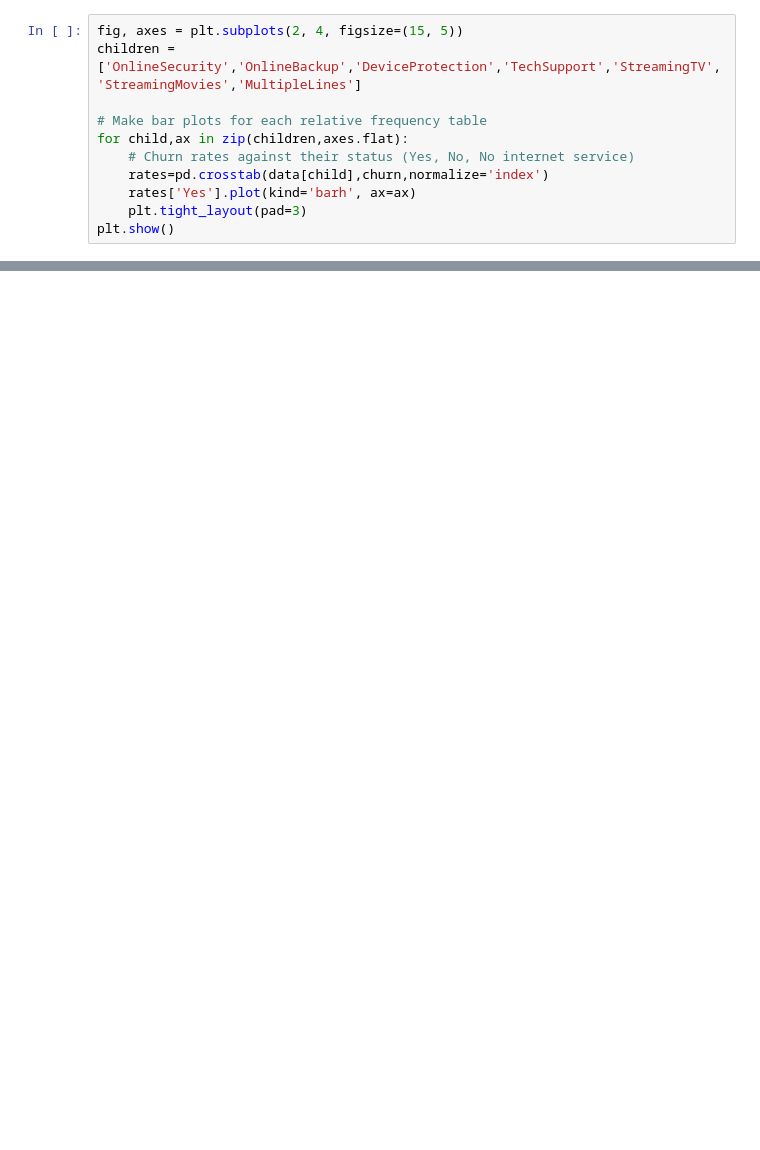
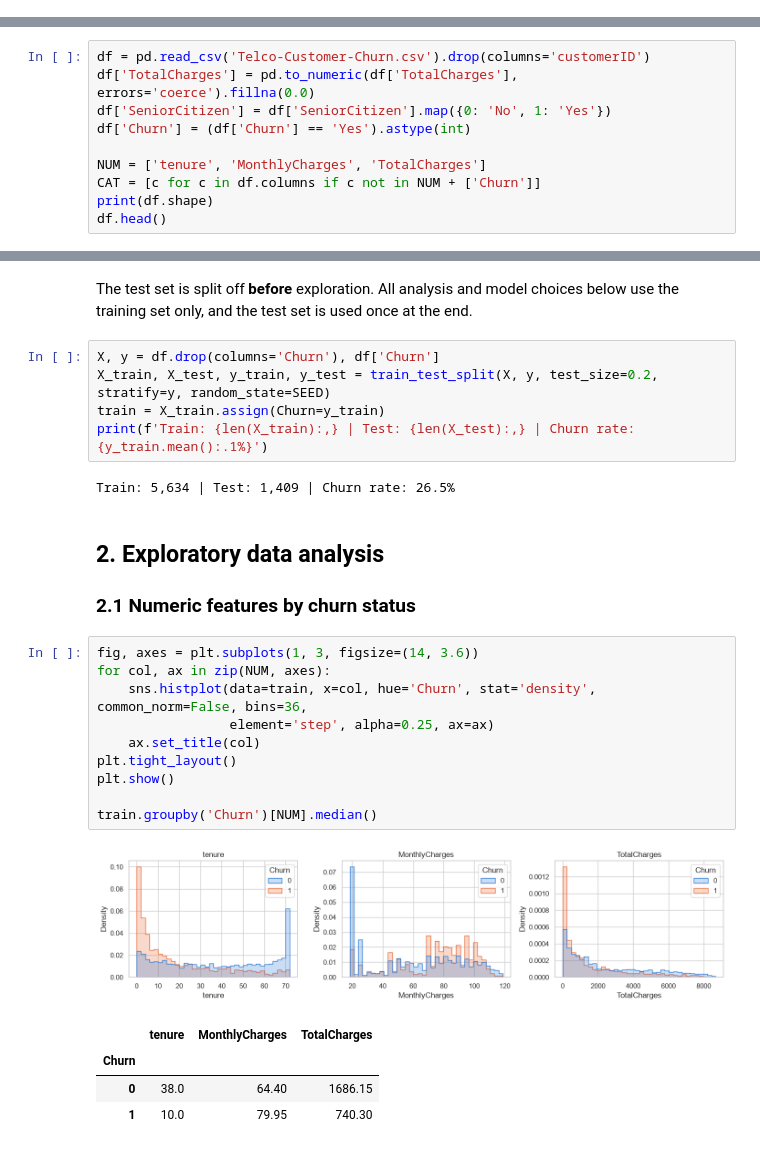
Before and after one commit to dvpanth/telco-churn, a Jupyter notebook: churn.ipynb, the cells around one changed output, grey strips where cells are left out. Drawn from its saved outputs; the diff is of its cells as text; blank space fills up the shorter version.

Commit message:
Reworked churn notebook for greater rigor, subsequently, updated README

```diff
--- a/churn.ipynb
+++ b/churn.ipynb
@@ -177,11 +0,0 @@ Recalling some of the columns, we can make obvious connections between some. Par
-# %%
-fig, axes = plt.subplots(2, 4, figsize=(15, 5))
-children = ['OnlineSecurity','OnlineBackup','DeviceProtection','TechSupport','StreamingTV','StreamingMovies','MultipleLines']
-
-# Make bar plots for each relative frequency table
-for child,ax in zip(children,axes.flat):
-    # Churn rates against their status (Yes, No, No internet service)
-    rates=pd.crosstab(data[child],churn,normalize='index')
-    rates['Yes'].plot(kind='barh', ax=ax)
-    plt.tight_layout(pad=3)
-plt.show()
@@ -449,0 +52,10 @@ plt.show()
+# %%
+df = pd.read_csv('Telco-Customer-Churn.csv').drop(columns='customerID')
+df['TotalCharges'] = pd.to_numeric(df['TotalCharges'], errors='coerce').fillna(0.0)
+df['SeniorCitizen'] = df['SeniorCitizen'].map({0: 'No', 1: 'Yes'})
+df['Churn'] = (df['Churn'] == 'Yes').astype(int)
+
+NUM = ['tenure', 'MonthlyCharges', 'TotalCharges']
+CAT = [c for c in df.columns if c not in NUM + ['Churn']]
+print(df.shape)
+df.head()
@@ -449,0 +70,28 @@ plt.show()
+# %% [markdown]
+The test set is split off **before** exploration. All analysis and model choices below use the training set only, and the test set is used once at the end.
+# %%
+X, y = df.drop(columns='Churn'), df['Churn']
+X_train, X_test, y_train, y_test = train_test_split(X, y, test_size=0.2, stratify=y, random_state=SEED)
+train = X_train.assign(Churn=y_train)
+print(f'Train: {len(X_train):,} | Test: {len(X_test):,} | Churn rate: {y_train.mean():.1%}')
+# %% [output]
+Train: 5,634 | Test: 1,409 | Churn rate: 26.5%
+# %% [markdown]
+## 2. Exploratory data analysis
+### 2.1 Numeric features by churn status
+# %%
+fig, axes = plt.subplots(1, 3, figsize=(14, 3.6))
+for col, ax in zip(NUM, axes):
+    sns.histplot(data=train, x=col, hue='Churn', stat='density', common_norm=False, bins=36,
+                 element='step', alpha=0.25, ax=ax)
+    ax.set_title(col)
+plt.tight_layout()
+plt.show()
+
+train.groupby('Churn')[NUM].median()
+# %% [output]
+[figure, added]
+|  | tenure | MonthlyCharges | TotalCharges |
+| Churn |  |  |  |
+| 0 | 38.0 | 64.40 | 1686.15 |
+| 1 | 10.0 | 79.95 | 740.30 |
```
Also changed, not shown: parts of 117 cells of this notebook, 1 other file.
